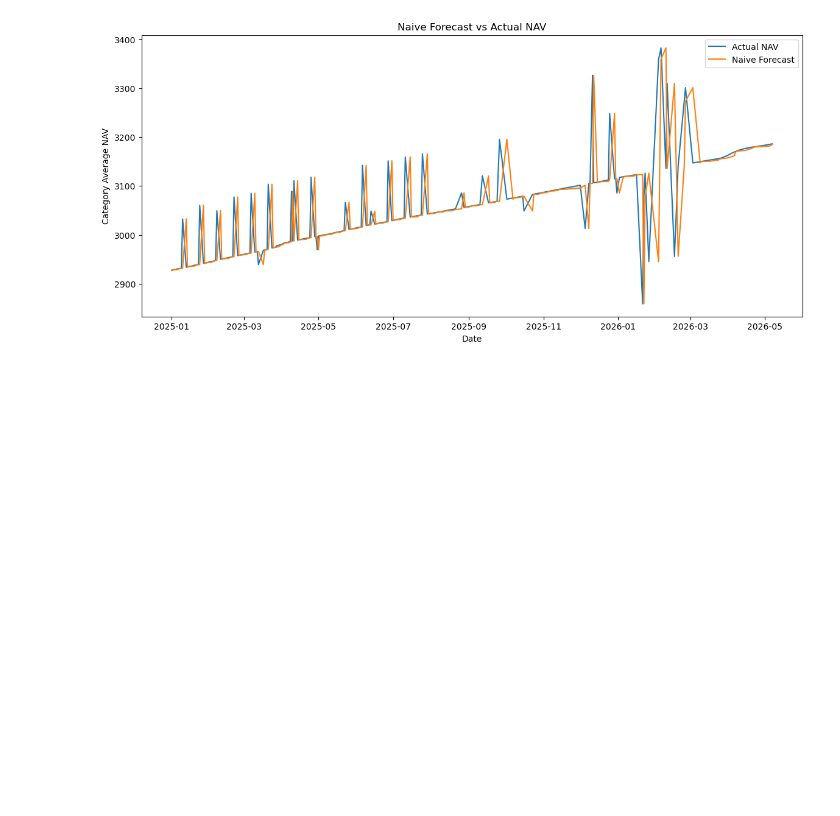
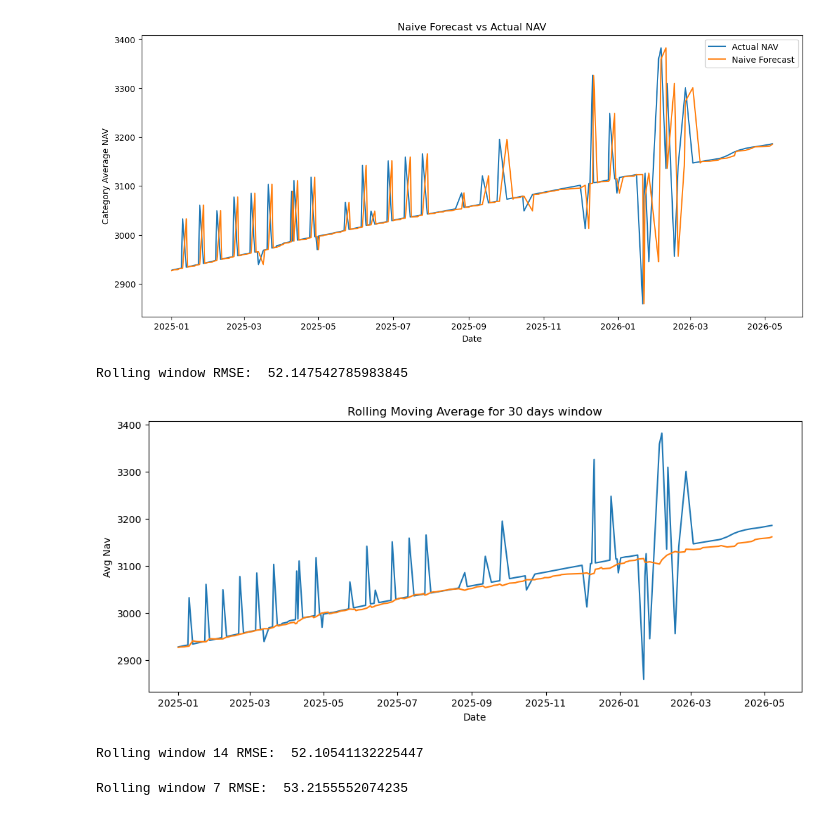
Before and after one commit to anucherlapally/TimeSeries, a Jupyter notebook: models.ipynb, the cells around one changed output. Drawn from its saved outputs; the diff is of its cells as text; code cells hidden in the pictures; blank space fills up the shorter version.

```diff
--- a/models.ipynb
+++ b/models.ipynb
@@ -42,5 +42,60 @@ plt.show()
 # %% [output]
 [figure]
 # %%
-
-test_
+test_set['moving_average'] = (test_set['category_avg_nav']
+                                    .shift(1)
+                                    .fillna(train_set['category_avg_nav'].iloc[-1])
+                                    .rolling(window=30, min_periods=1)
+                                    .mean())
+# %%
+rolling_rmse = root_mean_squared_error(test_set['category_avg_nav'], test_set['moving_average'])
+
+print("Rolling window RMSE: ", rolling_rmse)
+# %% [output]
+Rolling window RMSE:  52.147542785983845
+# %%
+plt.figure(figsize = (12, 5))
+
+plt.plot(
+    test_set['Date'],
+    test_set['category_avg_nav'],
+    label = 'Actual NAV'
+)
+
+plt.plot(
+    test_set['Date'],
+    test_set['moving_average'],
+    label = 'Moving Average'
+)
+
+plt.title('Rolling Moving Average for 30 days window')
+plt.xlabel('Date')
+plt.ylabel('Avg Nav')
+
+plt.show()
+# %% [output]
+[figure, added]
+# %%
+test_set['moving_average_14'] = (test_set['category_avg_nav']
+                                    .shift(1)
+                                    .fillna(train_set['category_avg_nav'].iloc[-1])
+                                    .rolling(window=14, min_periods=1)
+                                    .mean())
+
+rolling_14_rmse = root_mean_squared_error(test_set['category_avg_nav'], test_set['moving_average_14'])
+
+print("Rolling window 14 RMSE: ", rolling_14_rmse)
+# %% [output]
+Rolling window 14 RMSE:  52.10541132225447
+# %%
+test_set['moving_average_7'] = (test_set['category_avg_nav']
+                                    .shift(1)
+                                    .fillna(train_set['category_avg_nav'].iloc[-1])
+                                    .rolling(window=7, min_periods=1)
+                                    .mean())
+
+rolling_7_rmse = root_mean_squared_error(test_set['category_avg_nav'], test_set['moving_average_7'])
+
+print("Rolling window 7 RMSE: ", rolling_7_rmse)
+# %% [output]
+Rolling window 7 RMSE:  53.2155552074235
```
Also changed, not shown: parts of 1 cell of this notebook.
